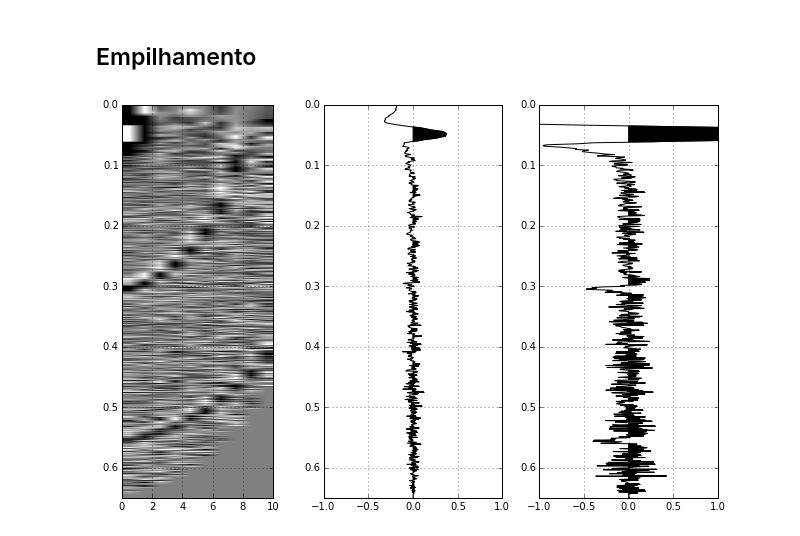
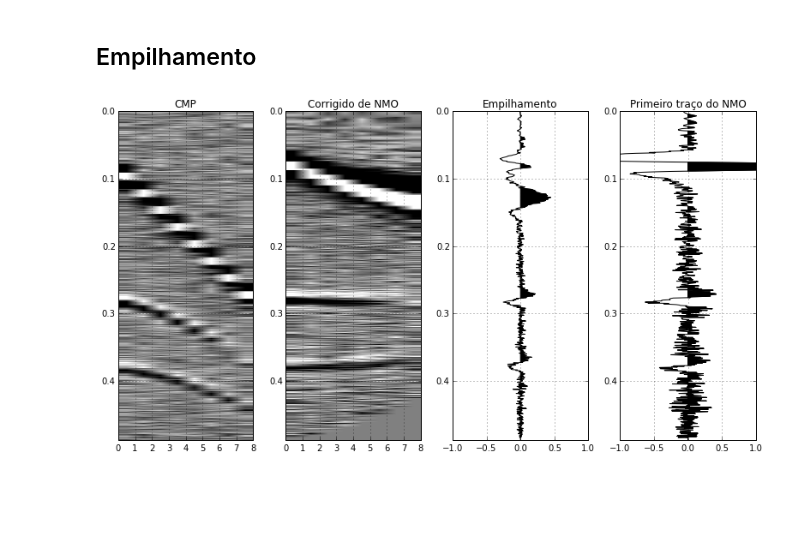
Before and after one commit to leouieda/geofisica2, a Jupyter notebook: notebooks/reflexao-cmp-nmo.ipynb, the cells around one changed output. Drawn from its saved outputs; the diff is of its cells as text; code cells hidden in the pictures; blank space fills up the shorter version.

```diff
--- a/notebooks/reflexao-cmp-nmo.ipynb
+++ b/notebooks/reflexao-cmp-nmo.ipynb
@@ -57,6 +60,7 @@ def run_sim(fonte, its=800):
     sim.run(its)
     return sim
 # %%
-fontes = list(reversed(range(55, shape[1]//2 - 5, 4)))
+fontes = list(reversed(range(55, shape[1]//2 - 5, 5)))
 recep = [shape[1] - s for s in fontes]
 offsets = [(r - f)*spacing for r, f in zip(recep, fontes)]
+print("Utilizando {} fontes e {} receptores.".format(len(fontes), len(recep)))
@@ -63,3 +69,3 @@ offsets = [(r - f)*spacing for r, f in zip(recep, fontes)]
 # %%
-sim = run_sim(fontes[-1])
+sim = run_sim(fontes[0])
 # %%
@@ -75,6 +81,7 @@ dt = sims[0].dt
 times = np.linspace(0, dt*sims[0].size, sims[0].size)
 # %%
 def pega_cmp(sims):
+    u"Essa função extrai o CMP das simulações que fizemos."
     CMP = np.empty((sims[0].size, len(recep)))
     for i, sim in enumerate(sims):
         CMP[:, i] = sim[:, 0, recep[i]]
@@ -181,27 +137,36 @@ w
 ## Empilhamento
 # %%
 ruido = 0.00003
-CMP_ruido = CMP2 + np.random.uniform(-ruido, ruido, CMP.shape)
+CMP_ruido = CMP + np.random.uniform(-ruido, ruido, CMP.shape)
 # %%
 def nmo_empilhamento(v):
     nmo = nmo_correction(CMP_ruido, times, offsets, v)
-    plt.figure(figsize=(9, 6))
-    plt.subplot(131)
+    plt.figure(figsize=(11, 6))
+    plt.subplot(141)
+    plt.title('CMP')
+    gain = 0.00005
+    mpl.seismic_image(CMP_ruido, dt=sims[0].dt, vmin=-gain, vmax=gain, aspect=40)
+    plt.grid(True)
+    plt.ylabel('tempo (s)')
+    plt.subplot(142)
+    plt.title('Corrigido de NMO')
     gain = 0.00005
     mpl.seismic_image(nmo, dt=sims[0].dt, vmin=-gain, vmax=gain, aspect=40)
     plt.grid(True)
-    plt.subplot(132)
+    plt.subplot(143)
+    plt.title('Empilhamento')
     stack = np.atleast_2d(nmo.sum(1)).T
     mpl.seismic_wiggle(stack, dt=dt, scale=500)
     plt.xlim(-1, 1)
     plt.grid()
-    plt.subplot(133)
+    plt.subplot(144)
+    plt.title(u'Primeiro traço do NMO')
     mpl.seismic_wiggle(np.atleast_2d(nmo[:, 0]).T, dt=dt, scale=5000)
     plt.xlim(-1, 1)
     plt.grid()
     plt.tight_layout()
     return nmo
 w = widgets.interactive(nmo_empilhamento, v=widgets.FloatSliderWidget(min=2000, max=6000, step=100, value=2000))
 w
 # %% [output]
-[figure, old version]
+[figure, new version]
```
Also changed, not shown: parts of 16 cells of this notebook.
